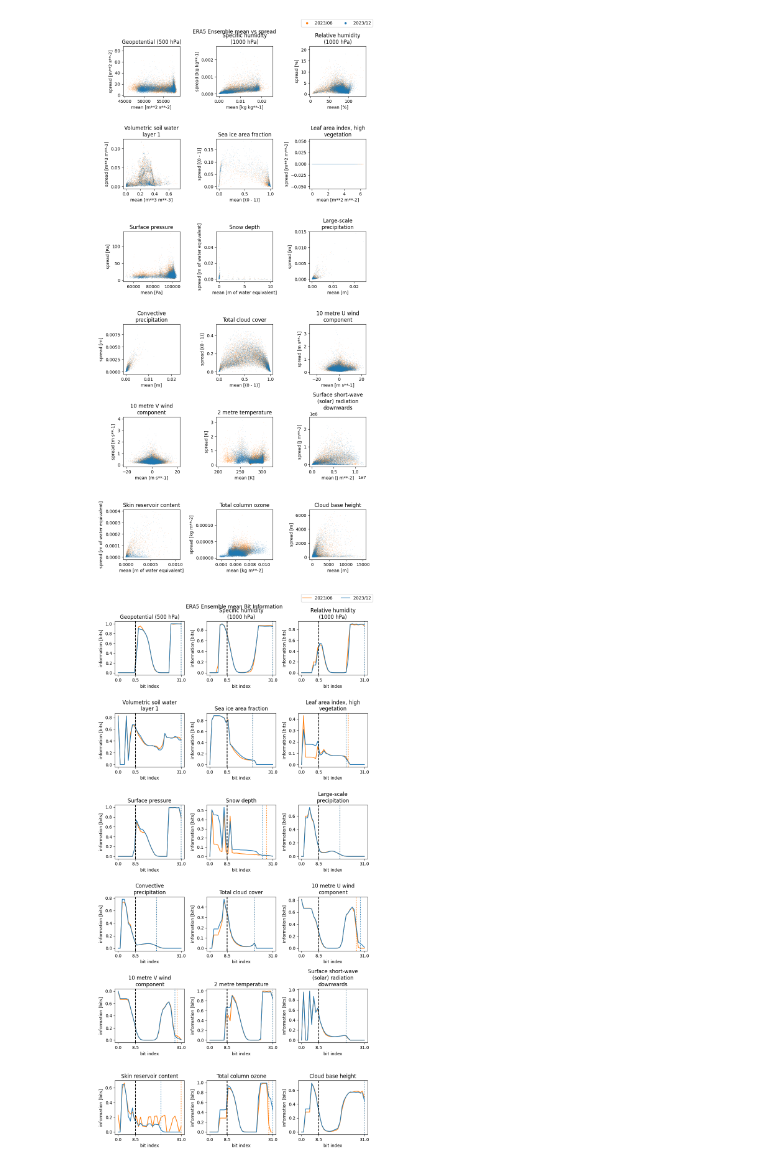
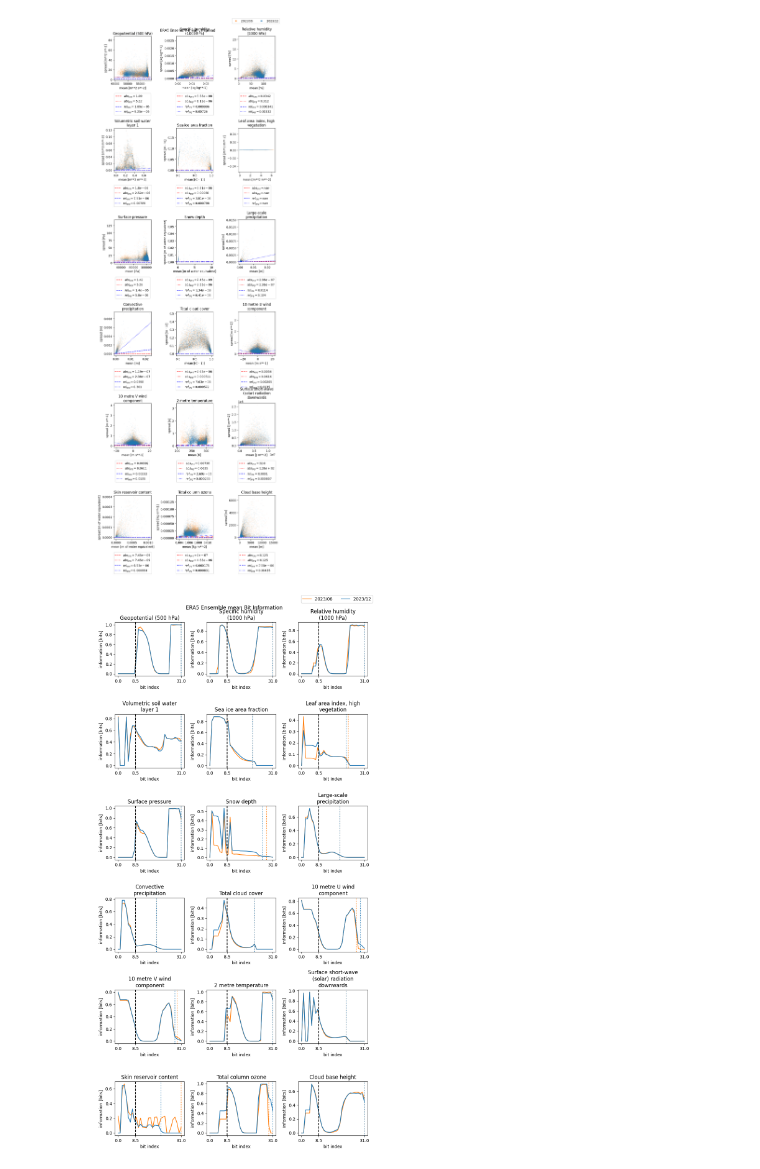
Before and after one commit to juntyr/era5-ensemble-compression-tolerance, a Jupyter notebook: mean-spread.ipynb, the cells around one changed output. Saved outputs shown, nothing was run; the diff lists cells and outputs as text; code cells hidden in the pictures.

```diff
--- a/mean-spread.ipynb
+++ b/mean-spread.ipynb
@@ -55,9 +56,15 @@ list(ds_mean)
  'tco3',
  'cbh']
 # %%
-def plot_ensemble_mean_spread(key, ax, sample=slice(None)):
+def plot_ensemble_mean_spread(key, ax, lax, sample=slice(None)):
     mean = ds_mean[key]
     spread = ds_spread[key]
+
+    abs_cns, abs_prg = np.nanquantile(spread.where(spread > 0.0), [0.0, 0.01])
+
+    abs_mean = np.abs(mean)
+    rel = spread.where(abs_mean > 0.0) / abs_mean.where(abs_mean > 0.0)
+    rel_cns, rel_prg = np.nanquantile(rel.where(rel > 0.0), [0.0, 0.01])
 
     months = sorted(set(zip(
         pd.to_datetime(mean.valid_time).year,
@@ -82,20 +89,41 @@ def plot_ensemble_mean_spread(key, ax, sample=slice(None)):
             s=1, label=f"{year}/{month:02}", edgecolor="none", marker=".", c=colour,
         ))
 
+    legends = []
+
+    legends.append(ax.axhline(abs_cns, c="red", ls="--", label=f"$abs_{{cns}} = {abs_cns:.03}$"))
+    legends.append(ax.axhline(abs_prg, c="red", ls=":", label=f"$abs_{{prg}} = {abs_prg:.03}$"))
+
+    xlim, ylim = ax.get_xlim(), ax.get_ylim()
+    rlim = sorted([xlim[0], 0.0, xlim[1]])
+
+    legends.extend(ax.plot(rlim, np.array(rlim) * rel_cns * np.sign(rlim), c="blue", ls="--", label=f"$rel_{{cns}} = {rel_cns:.03}$"))
+    legends.extend(ax.plot(rlim, np.array(rlim) * rel_prg * np.sign(rlim), c="blue", ls=":", label=f"$rel_{{prg}} = {rel_prg:.03}$"))
+
+    ax.set_xlim(xlim)
+    ax.set_ylim(ylim)
+
+    lax.axis("off")
+    lax.legend(handles=legends, loc="center")
+
     return handles
 # %%
-fig, axs = plt.subplots(6, 3, figsize=(9, 18))
+fig = plt.figure(figsize=(9, 27))
 fig.suptitle("ERA5 Ensemble mean vs spread")
 
-for key, ax in zip(tqdm(ds_mean), axs.flatten()):
-    handles = plot_ensemble_mean_spread(key, ax, sample=slice(0, None, 5000))
+gs = GridSpec(18, 6, figure=fig)
+
+for i, key in enumerate(tqdm(ds_mean)):
+    ax = fig.add_subplot(gs[(i//3)*3:(i//3)*3+2, (i%3)*2:(i%3)*2+2])
+    lax = fig.add_subplot(gs[(i//3)*3+2, (i%3)*2:(i%3)*2+2])
+    handles = plot_ensemble_mean_spread(key, ax, lax, sample=slice(0, None, 5000))
 
 fig.legend(handles=handles, loc="upper right", ncols=len(handles), markerscale=10)
 
 fig.tight_layout()
 plt.show()
 # %% [output]
-[figure, old version]
+[figure, new version]
 # %%
 def plot_bitinformation(key, ax):
     mean = ds_mean[key]
```
Also changed, not shown: parts of 3 cells of this notebook.
